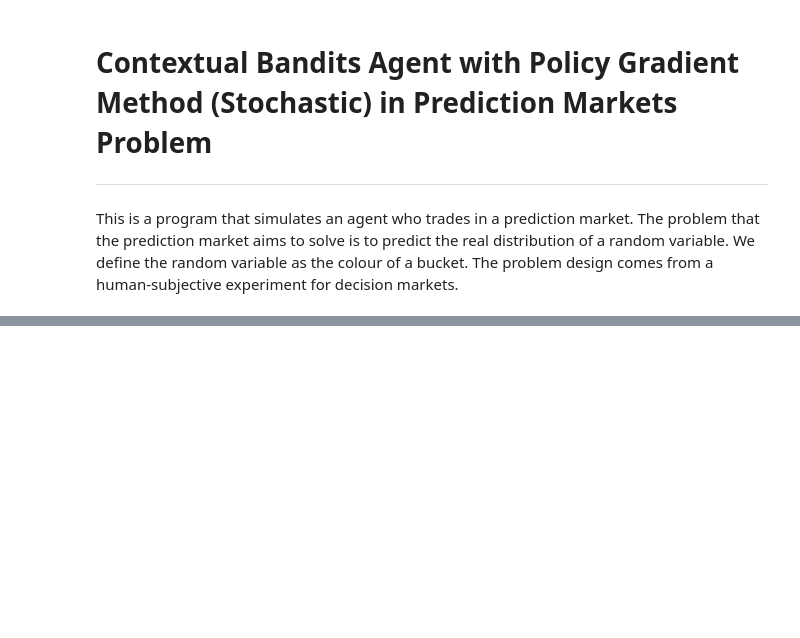
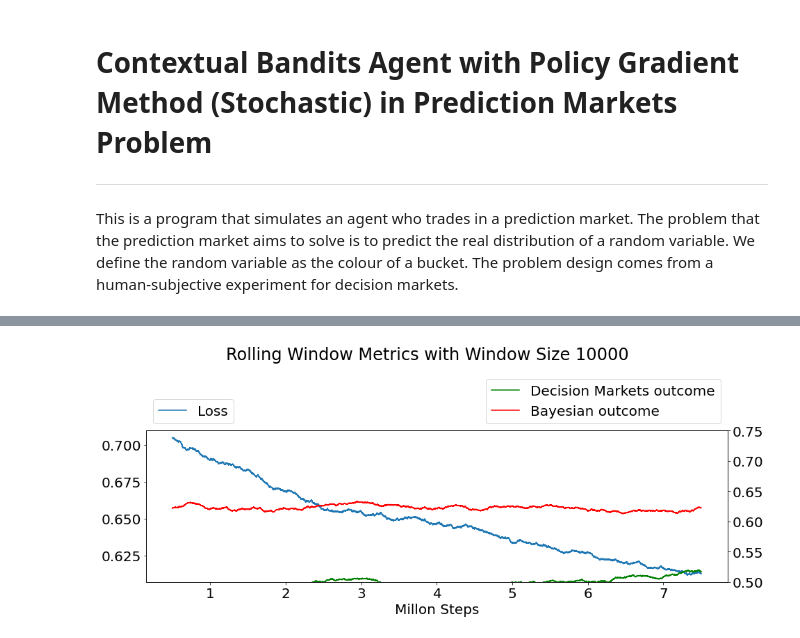
Before and after one commit to realwenlongwang/PeerPredictionPrincipalSignal, a Jupyter notebook: Stochastic_Gradient_Bandit_with_Continous_Action_Space.ipynb, the cells around one changed output, grey strips where cells are left out. Saved outputs shown, nothing was run; the diff lists cells and outputs as text; code cells hidden in the pictures; blank space fills up the shorter version.

```diff
--- a/Stochastic_Gradient_Bandit_with_Continous_Action_Space.ipynb
+++ b/Stochastic_Gradient_Bandit_with_Continous_Action_Space.ipynb
@@ -116,15 +157,21 @@ rolling_df = metric_df.loc[:, ['loss', 'dm_outcome', 'bayesian_outcome', 'dr_out
 # %%
 fig,ax1 = plt.subplots(figsize=(15,4))
 ax2 = ax1.twinx()
 ax1.plot(rolling_df['loss'], label='Loss')
 ax2.plot(rolling_df['dm_outcome'],'g', label='Decision Markets outcome')
 ax2.plot(rolling_df['bayesian_outcome'], 'r', label='Bayesian outcome')
 # ax2.plot(rolling_df['dr_outcome'], 'b.',markersize=0.01)
 ax2.set_ylim([0.5,0.75])
 ax1.legend(loc='lower left', bbox_to_anchor=(0,1))
 ax2.legend(loc='lower right', bbox_to_anchor=(1,1))
+xlabels = ax1.get_xticks().tolist()
+xlabels = [str(xlabel)[0] for xlabel in xlabels]
+ax1.set_xticklabels(xlabels)
+ax1.set_xlabel('Millon Steps')
 fig.suptitle('Rolling Window Metrics with Window Size ' + str(rolling_window_size), y=1.3)
 plt.savefig(dir_path + 'loss_reward_plot.png')
+# %% [output]
+[figure, added]
 # %%
 # for agent in agent_list:
 #     agent.reward_history_plot(top_margin=0.15, bottom_margin=0.15)
```
Also changed, not shown: parts of 7 cells of this notebook, 3 other files.
